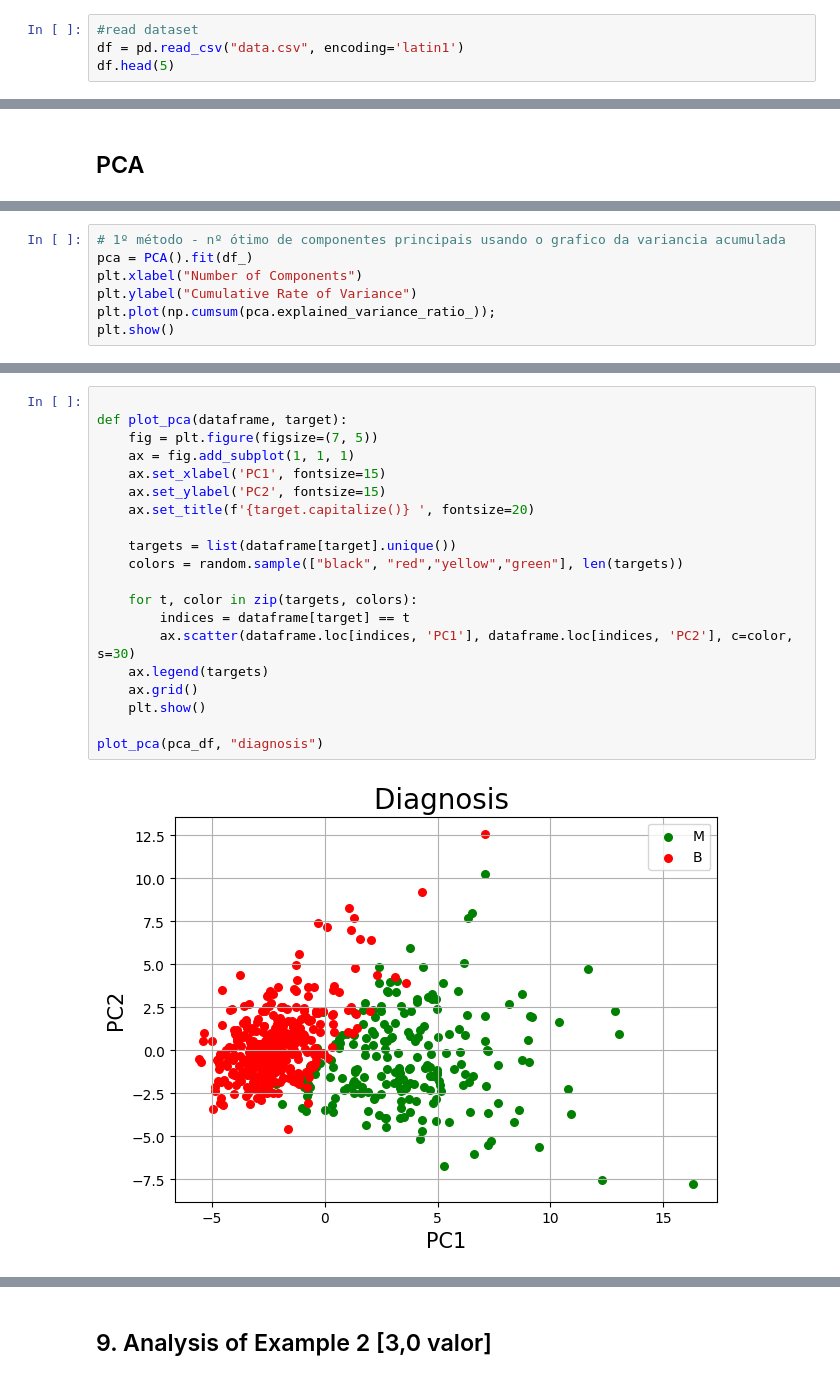
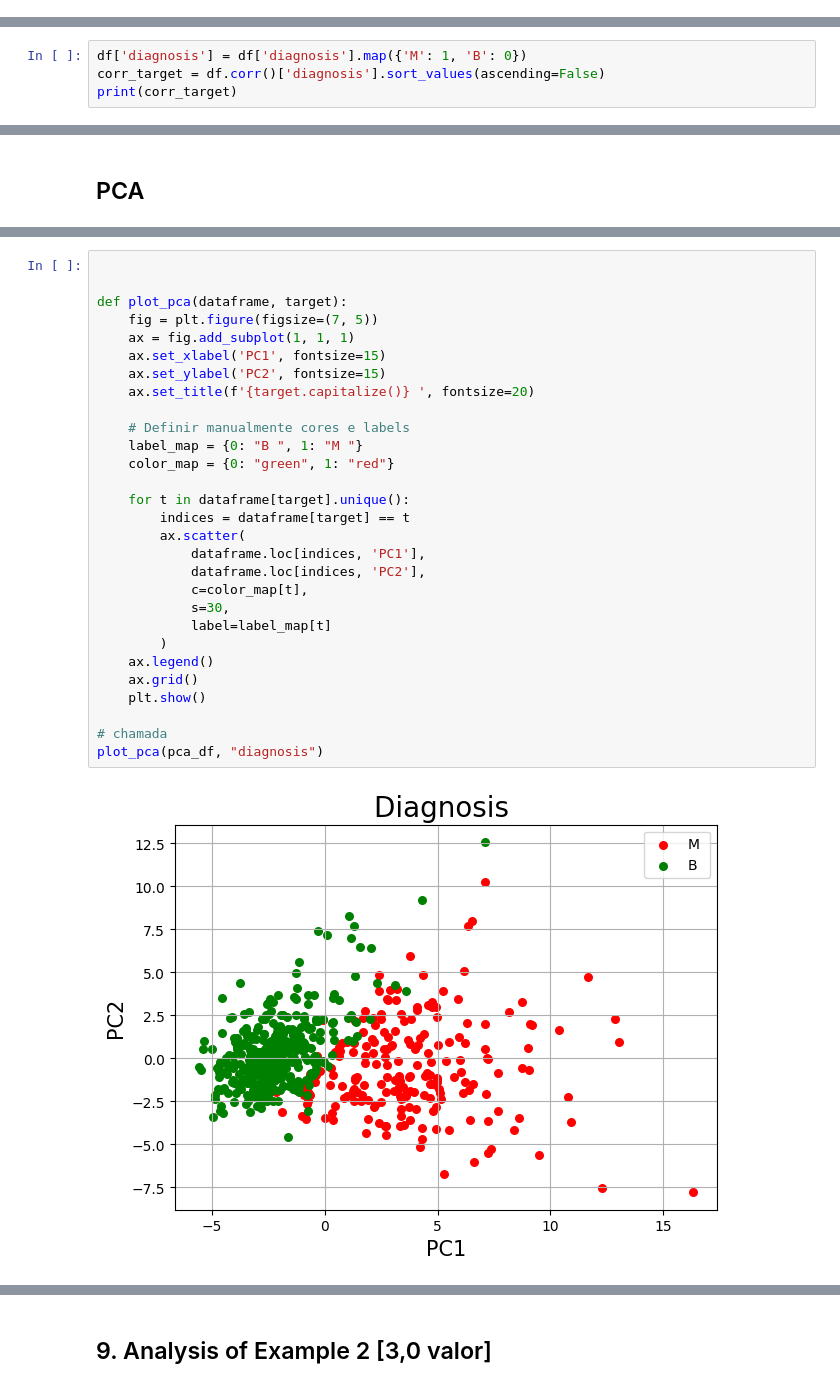
Before and after one commit to jvbdf/tmbd_work3, a Jupyter notebook: TMBD_M3.ipynb, the cells around one changed output, grey strips where cells are left out. Drawn from its saved outputs; the diff is of its cells as text.

```diff
--- a/TMBD_M3.ipynb
+++ b/TMBD_M3.ipynb
@@ -44,6 +209,2 @@ Saving data.csv to data (1).csv
 # %% [markdown]
 ## 7. Main code as possible solution to the problem [1,5 valor]
-# %%
-#read dataset
-df = pd.read_csv("data.csv", encoding='latin1')
-df.head(5)
@@ -114 +247,5 @@ As técnicas PCA e t-SNE não usam a target, estas técnicas servem para reduzir
+# %%
+df['diagnosis'] = df['diagnosis'].map({'M': 1, 'B': 0})
+corr_target = df.corr()['diagnosis'].sort_values(ascending=False)
+print(corr_target)
 # %%
@@ -161,7 +266,0 @@ array([0.44272026, 0.63243208, 0.72636371, 0.79238506, 0.84734274,
-# %%
-# 1º método - nº ótimo de componentes principais usando o grafico da variancia acumulada
-pca = PCA().fit(df_)
-plt.xlabel("Number of Components")
-plt.ylabel("Cumulative Rate of Variance")
-plt.plot(np.cumsum(pca.explained_variance_ratio_));
-plt.show()
@@ -216,25 +307,34 @@ print(explained_var)
 28  PC29                0.002496
 29  PC30                0.000443
 # %%
+
 
 def plot_pca(dataframe, target):
     fig = plt.figure(figsize=(7, 5))
     ax = fig.add_subplot(1, 1, 1)
     ax.set_xlabel('PC1', fontsize=15)
     ax.set_ylabel('PC2', fontsize=15)
     ax.set_title(f'{target.capitalize()} ', fontsize=20)
 
-    targets = list(dataframe[target].unique())
-    colors = random.sample(["black", "red","yellow","green"], len(targets))
+    # Definir manualmente cores e labels
+    label_map = {0: "B ", 1: "M "}
+    color_map = {0: "green", 1: "red"}
 
-    for t, color in zip(targets, colors):
+    for t in dataframe[target].unique():
         indices = dataframe[target] == t
-        ax.scatter(dataframe.loc[indices, 'PC1'], dataframe.loc[indices, 'PC2'], c=color, s=30)
-    ax.legend(targets)
+        ax.scatter(
+            dataframe.loc[indices, 'PC1'],
+            dataframe.loc[indices, 'PC2'],
+            c=color_map[t],
+            s=30,
+            label=label_map[t]
+        )
+    ax.legend()
     ax.grid()
     plt.show()
 
+# chamada
 plot_pca(pca_df, "diagnosis")
 # %% [output]
-[figure, old version]
+[figure, new version]
 # %%
```
Also changed, not shown: parts of 58 cells of this notebook.
